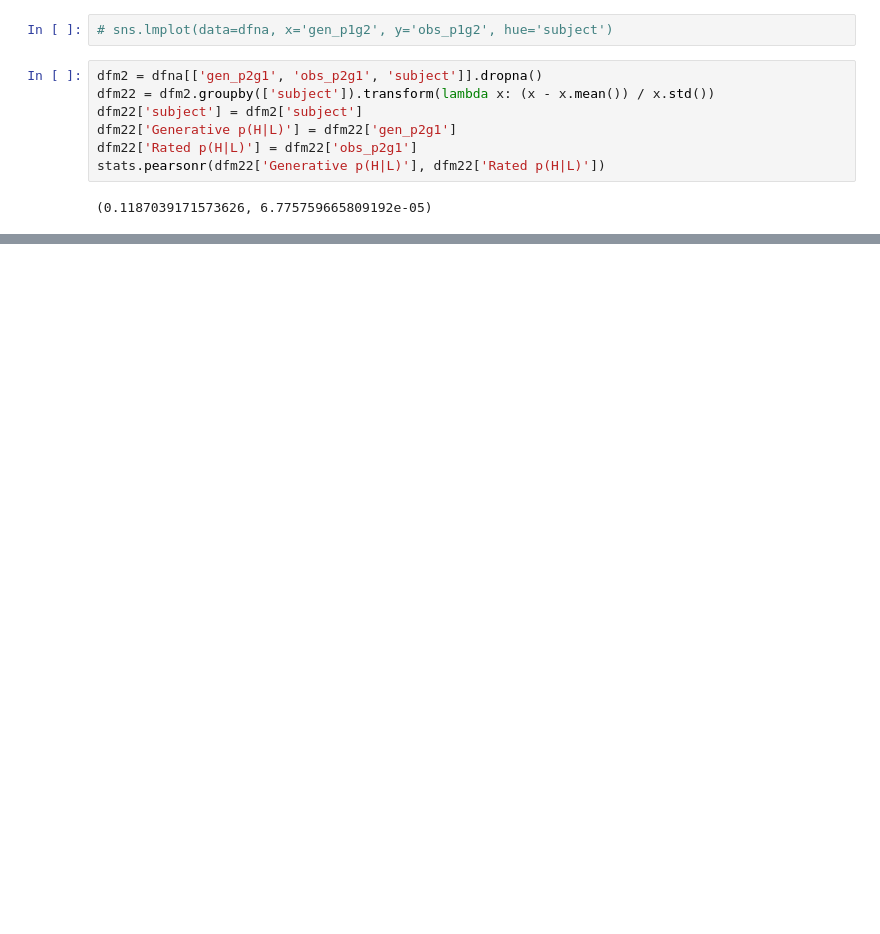
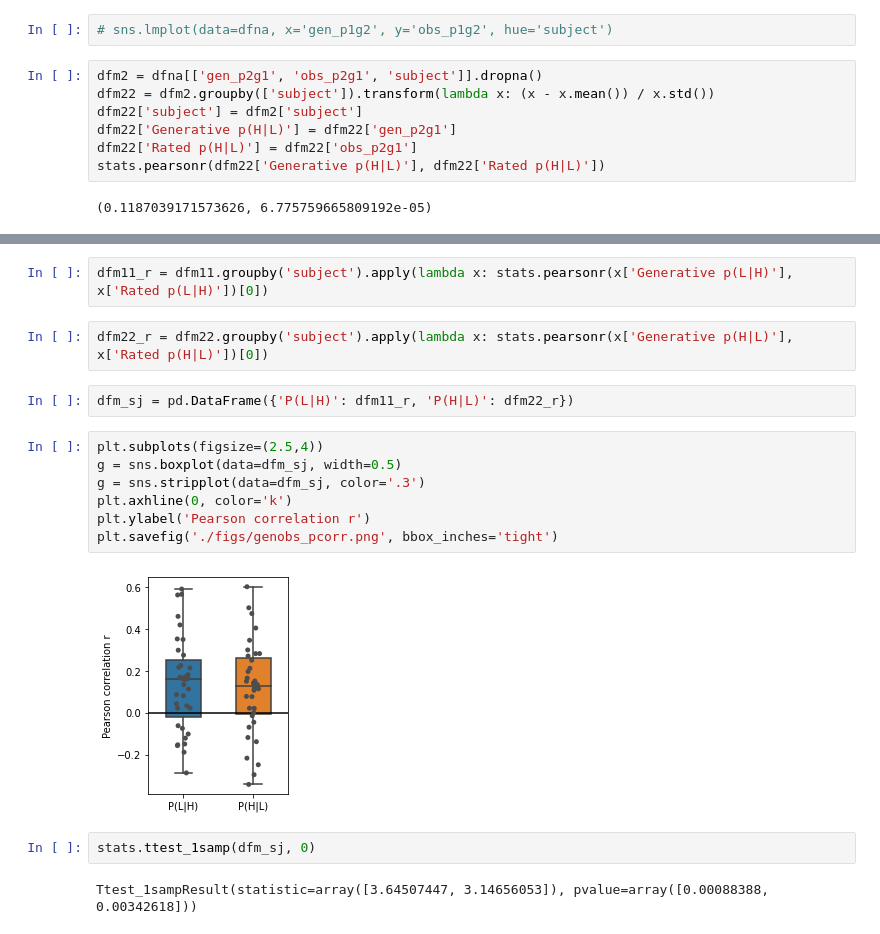
Before and after one commit to syzhang/tsl_hbi, a Jupyter notebook: behavioural/plot_behav.ipynb, the cells around one changed output, grey strips where cells are left out. Drawn from its saved outputs; the diff is of its cells as text; blank space fills up the shorter version.

```diff
--- a/behavioural/plot_behav.ipynb
+++ b/behavioural/plot_behav.ipynb
@@ -51,0 +52,19 @@ plt.savefig('./figs/p2g1.png', bbox_inches='tight')
+# %%
+dfm11_r = dfm11.groupby('subject').apply(lambda x: stats.pearsonr(x['Generative p(L|H)'], x['Rated p(L|H)'])[0])
+# %%
+dfm22_r = dfm22.groupby('subject').apply(lambda x: stats.pearsonr(x['Generative p(H|L)'], x['Rated p(H|L)'])[0])
+# %%
+dfm_sj = pd.DataFrame({'P(L|H)': dfm11_r, 'P(H|L)': dfm22_r})
+# %%
+plt.subplots(figsize=(2.5,4))
+g = sns.boxplot(data=dfm_sj, width=0.5)
+g = sns.stripplot(data=dfm_sj, color='.3')
+plt.axhline(0, color='k')
+plt.ylabel('Pearson correlation r')
+plt.savefig('./figs/genobs_pcorr.png', bbox_inches='tight')
+# %% [output]
+[figure, added]
+# %%
+stats.ttest_1samp(dfm_sj, 0)
+# %% [output]
+Ttest_1sampResult(statistic=array([3.64507447, 3.14656053]), pvalue=array([0.00088388, 0.00342618]))
```
Also changed, not shown: parts of 2 cells of this notebook, 3 other files.
